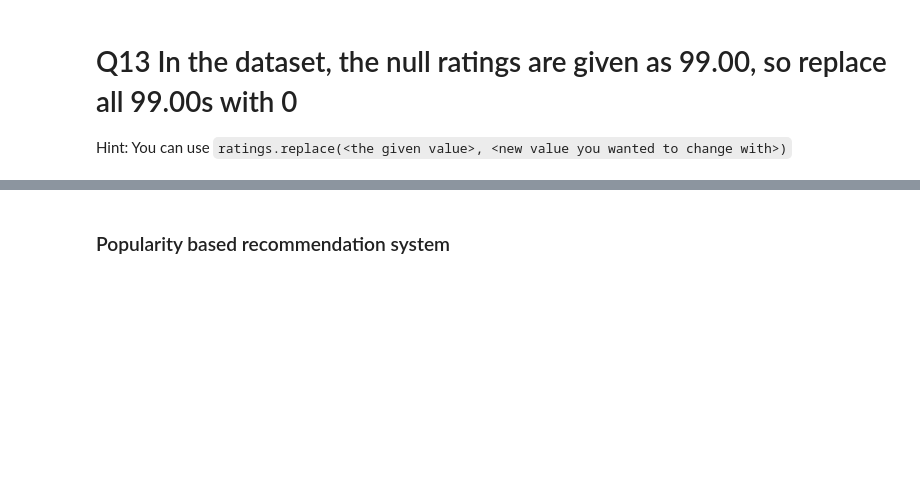
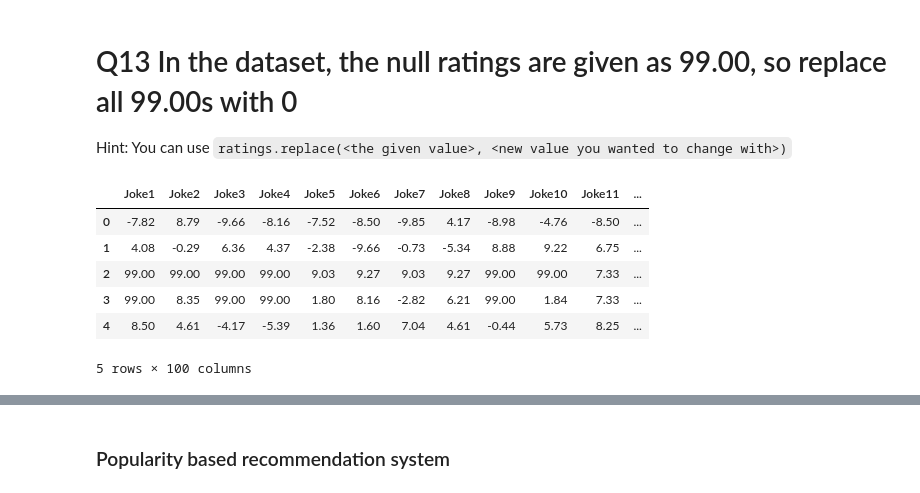
Before and after one commit to GreatLearningAIML1/bangalore-aug19-batch-knightriderX, a Jupyter notebook: Residency5/R5_Internal_Lab_PCA_PBRS_KG_Solutions.ipynb, the cells around one changed output, grey strips where cells are left out. Drawn from its saved outputs; the diff is of its cells as text; code cells hidden in the pictures; blank space fills up the shorter version.

```diff
--- a/Residency5/R5_Internal_Lab_PCA_PBRS_KG_Solutions.ipynb
+++ b/Residency5/R5_Internal_Lab_PCA_PBRS_KG_Solutions.ipynb
@@ -510,3 +558,13 @@ Anonymous Ratings on jokes.
 # %% [markdown]
 # Q13 In the dataset, the null ratings are given as 99.00, so replace all 99.00s with 0
 Hint: You can use `ratings.replace(<the given value>, <new value you wanted to change with>)`
+# %%
+ratings.head()
+# %% [output]
+|  | Joke1 | Joke2 | Joke3 | Joke4 | Joke5 | Joke6 | Joke7 | Joke8 | Joke9 | Joke10 | Joke11 | ... |
+| 0 | -7.82 | 8.79 | -9.66 | -8.16 | -7.52 | -8.50 | -9.85 | 4.17 | -8.98 | -4.76 | -8.50 | ... |
+| 1 | 4.08 | -0.29 | 6.36 | 4.37 | -2.38 | -9.66 | -0.73 | -5.34 | 8.88 | 9.22 | 6.75 | ... |
+| 2 | 99.00 | 99.00 | 99.00 | 99.00 | 9.03 | 9.27 | 9.03 | 9.27 | 99.00 | 99.00 | 7.33 | ... |
+| 3 | 99.00 | 8.35 | 99.00 | 99.00 | 1.80 | 8.16 | -2.82 | 6.21 | 99.00 | 1.84 | 7.33 | ... |
+| 4 | 8.50 | 4.61 | -4.17 | -5.39 | 1.36 | 1.60 | 7.04 | 4.61 | -0.44 | 5.73 | 8.25 | ... |
+5 rows × 100 columns
```
Also changed, not shown: parts of 14 cells of this notebook.
